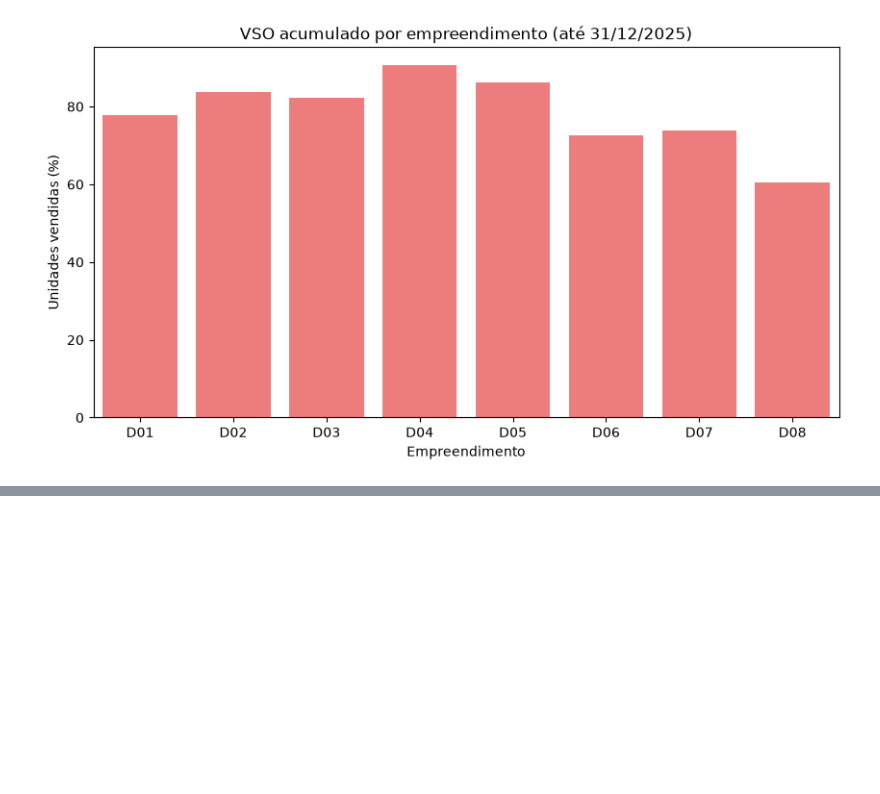
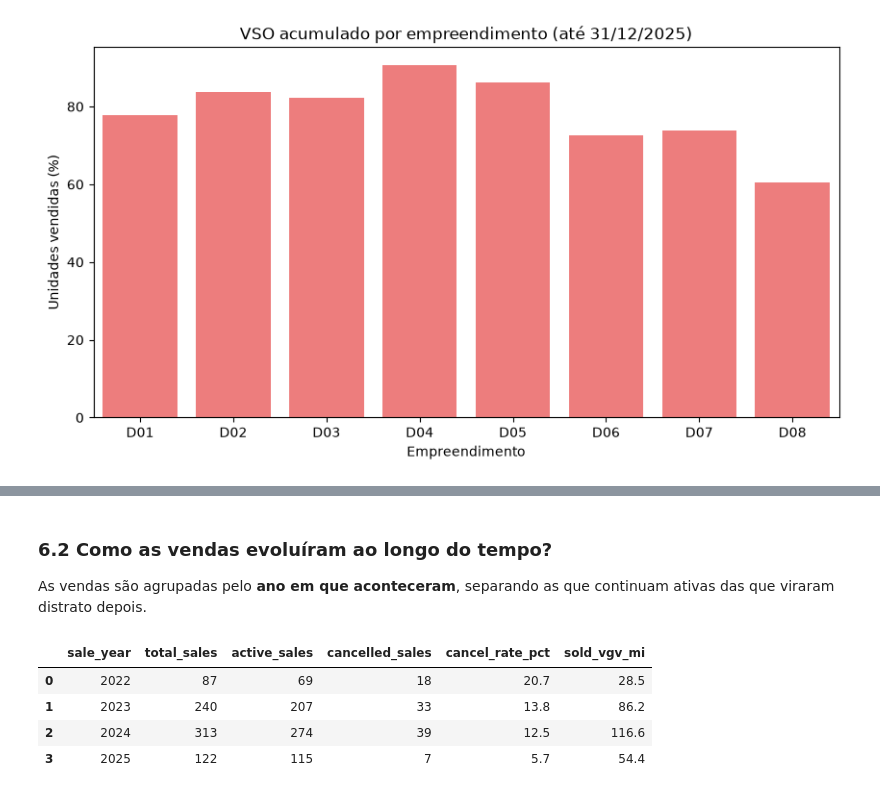
Before and after one commit to ricardo-paganini/construction-powerbi-dashboard, a Jupyter notebook: construction_analysis.ipynb, the cells around one changed output, grey strips where cells are left out. Drawn from its saved outputs; the diff is of its cells as text; code cells hidden in the pictures; blank space fills up the shorter version.

```diff
--- a/construction_analysis.ipynb
+++ b/construction_analysis.ipynb
@@ -512,0 +529,25 @@ plt.show()
+# %% [markdown]
+### 6.2 Como as vendas evoluíram ao longo do tempo?
+
+As vendas são agrupadas pelo **ano em que aconteceram**, separando as que continuam ativas das que viraram distrato depois.
+# %%
+query = '''
+SELECT strftime('%Y', sale_date) AS sale_year,
+       COUNT(*) AS total_sales,
+       SUM(CASE WHEN status = 'Ativa' THEN 1 ELSE 0 END) AS active_sales,
+       SUM(CASE WHEN status = 'Distratada' THEN 1 ELSE 0 END) AS cancelled_sales,
+       ROUND(100.0 * SUM(CASE WHEN status = 'Distratada' THEN 1 ELSE 0 END) / COUNT(*), 1) AS cancel_rate_pct,
+       ROUND(SUM(CASE WHEN status = 'Ativa' THEN sale_value ELSE 0 END) / 1000000, 1) AS sold_vgv_mi
+FROM sales
+GROUP BY sale_year
+ORDER BY sale_year
+'''
+
+sales_by_year = pd.read_sql(query, conn)
+sales_by_year
+# %% [output]
+|  | sale_year | total_sales | active_sales | cancelled_sales | cancel_rate_pct | sold_vgv_mi |
+| 0 | 2022 | 87 | 69 | 18 | 20.7 | 28.5 |
+| 1 | 2023 | 240 | 207 | 33 | 13.8 | 86.2 |
+| 2 | 2024 | 313 | 274 | 39 | 12.5 | 116.6 |
+| 3 | 2025 | 122 | 115 | 7 | 5.7 | 54.4 |
```
Also changed, not shown: parts of 2 cells of this notebook.
